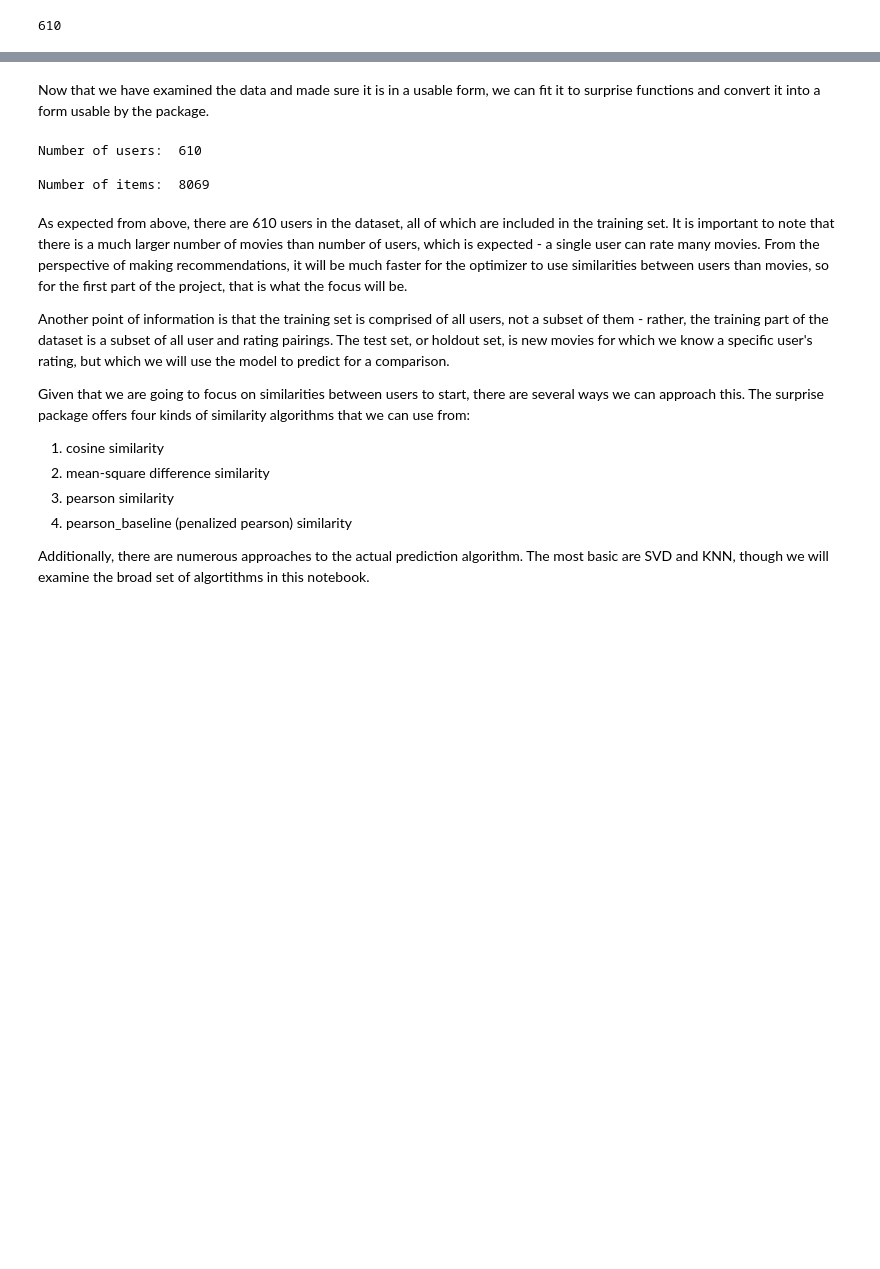
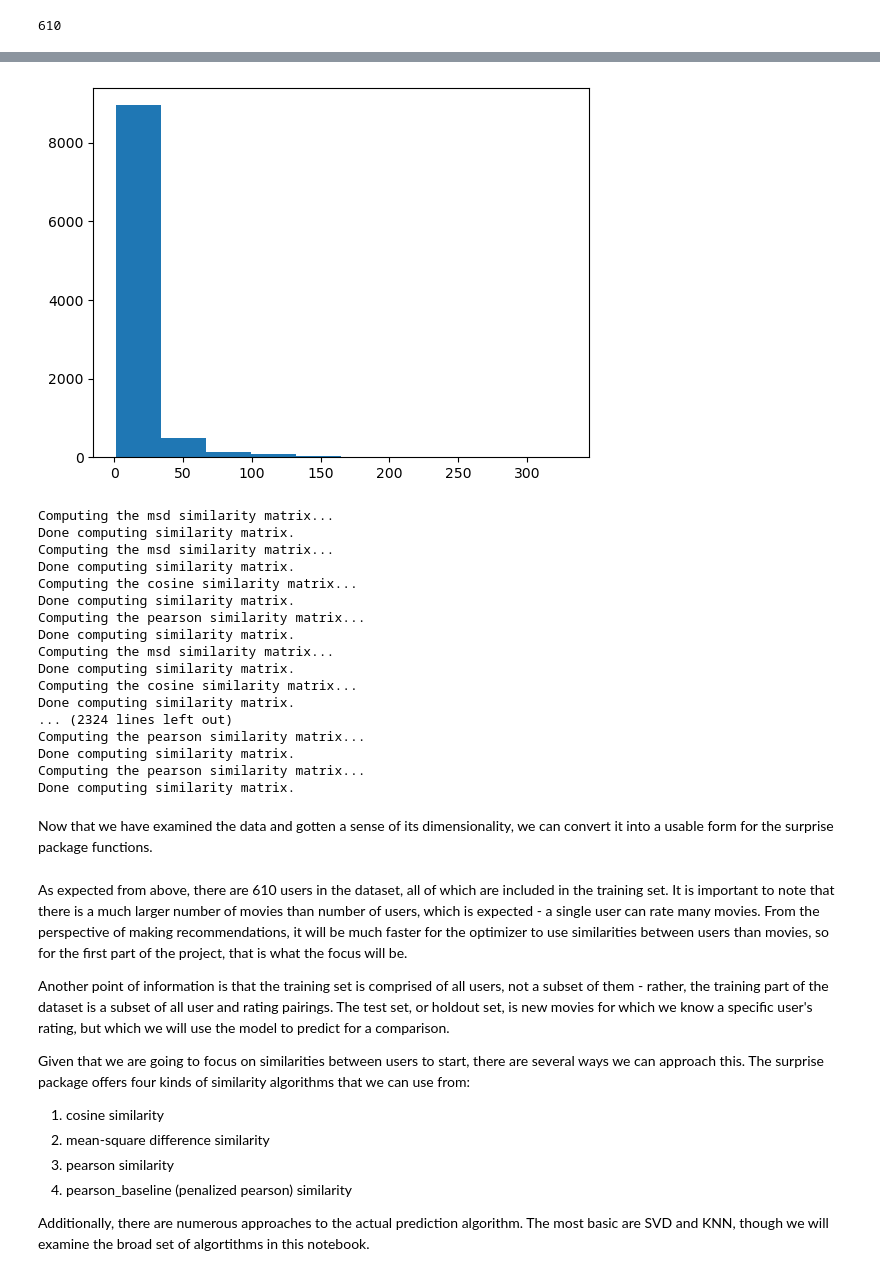
Before and after one commit to adobronyi/predicting_movie_recommendations, a Jupyter notebook: student_v1.ipynb, the cells around one changed output, grey strips where cells are left out. Cells and saved outputs as stored; diff of their text form; code cells hidden in the pictures; blank space fills up the shorter version.

```diff
--- a/student_v1.ipynb
+++ b/student_v1.ipynb
@@ -108,3 +108,25 @@ len(list(set(df_ratings['userId'])))
+# %%
+# plot number of ratings
+plt.hist(df_ratings.groupby('movieId').count()['rating'],bins=10);
+# %% [output]
+[figure, added]
+Computing the msd similarity matrix...
+Done computing similarity matrix.
+Computing the msd similarity matrix...
+Done computing similarity matrix.
+Computing the cosine similarity matrix...
+Done computing similarity matrix.
+Computing the pearson similarity matrix...
+Done computing similarity matrix.
+Computing the msd similarity matrix...
+Done computing similarity matrix.
+Computing the cosine similarity matrix...
+Done computing similarity matrix.
+... (2324 lines left out)
+Computing the pearson similarity matrix...
+Done computing similarity matrix.
+Computing the pearson similarity matrix...
+Done computing similarity matrix.
 # %% [markdown]
-Now that we have examined the data and made sure it is in a usable form, we can fit it to surprise functions and convert it into a form usable by the package.
+Now that we have examined the data and gotten a sense of its dimensionality, we can convert it into a usable form for the surprise package functions.
 # %%
@@ -116,11 +136,3 @@ train, test = train_test_split(data,test_size=0.4)
-# %%
-# look at size of data split
-print('Number of users: ', train.n_users, '\n')
-print('Number of items: ', train.n_items)
-# %% [output]
-Number of users:  610
-
-Number of items:  8069
 # %% [markdown]
 As expected from above, there are 610 users in the dataset, all of which are included in the training set. It is important to note that there is a much larger number of movies than number of users, which is expected - a single user can rate many movies. From the perspective of making recommendations, it will be much faster for the optimizer to use similarities between users than movies, so for the first part of the project, that is what the focus will be.
 
```
Also changed, not shown: parts of 70 cells of this notebook.
